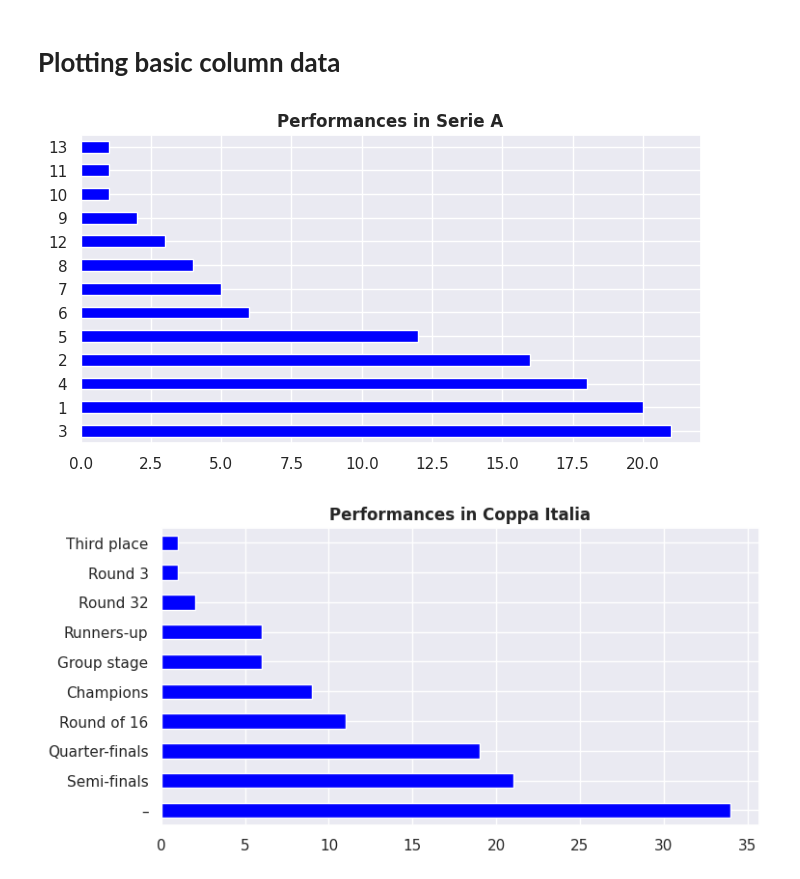
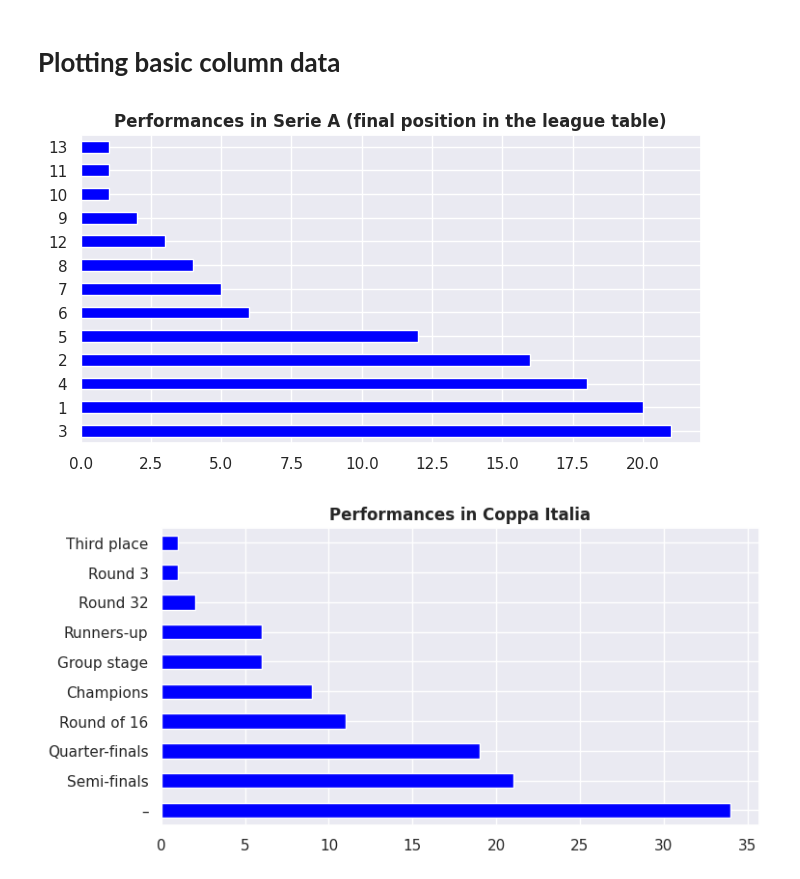
Before and after one commit to guilhermelaviola/InterMilan, a Jupyter notebook: InterSeasons.ipynb, the cells around one changed output. Drawn from its saved outputs; the diff is of its cells as text; code cells hidden in the pictures.

```diff
--- a/InterSeasons.ipynb
+++ b/InterSeasons.ipynb
@@ -35,11 +35,11 @@ players.shape
 # %%
 # Displaying performances in Serie A:
 players['Serie A'].value_counts().plot(kind = 'barh', color = 'blue', figsize = (8, 4))
 plt.ylabel(None)
-plt.title('Performances in Serie A', fontweight = 'bold')
+plt.title('Performances in Serie A (final position in the league table)', fontweight = 'bold')
 plt.show()
 # %% [output]
-[figure, old version]
+[figure, new version]
 # %%
 # Displaying performances in Coppa Italia:
 players['Coppa Italia'].value_counts().plot(kind = 'barh', color = 'blue', figsize = (8, 4))
```
Also changed, not shown: parts of 10 cells of this notebook.
